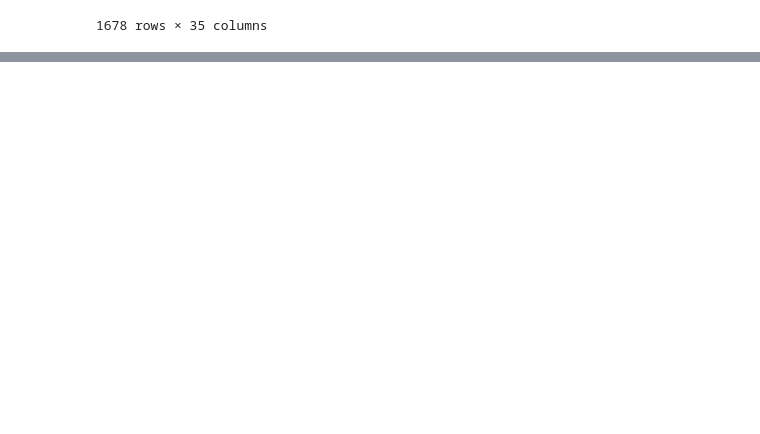
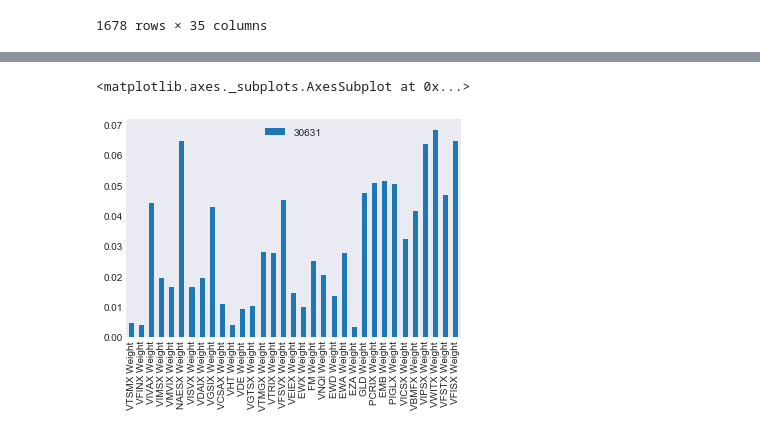
Before and after one commit to aarya22/PortfolioOpt-403, a Jupyter notebook: load_data/get-data.ipynb, the cells around one changed output, grey strips where cells are left out. Cells and saved outputs as stored; diff of their text form; code cells hidden in the pictures; blank space fills up the shorter version.

Commit message:
add minimum variance model

```diff
--- a/load_data/get-data.ipynb
+++ b/load_data/get-data.ipynb
@@ -85,0 +98,10 @@ pd.read_csv("./data/dropped_data.csv")
+# %%
+# Process the data
+data = pd.read_csv("./data/dropped_data.csv")
+#remove extra columns
+data = data.drop(columns=['Unnamed: 0'])
+#change index
+data = data.set_index('dates')
+#reverse order
+table = data.iloc[::-1]
+table.shape
@@ -85,0 +110,4 @@ pd.read_csv("./data/dropped_data.csv")
+# %%
+# calculate daily and annual returns of the index funds
+returns_daily = table.pct_change()
+returns_annual = returns_daily.mean() * 250
@@ -85,0 +173,28 @@ pd.read_csv("./data/dropped_data.csv")
+# %%
+min_volatility = df['Volatility'].min()
+max_sharpe = df['Sharpe Ratio'].max()
+min_return = df['Returns'].min()
+max_return = df['Returns'].max()
+min_sharpe = df['Sharpe Ratio'].min()
+# use the min, max values to locate and create the two special portfolios
+sharpe_portfolio = df.loc[df['Sharpe Ratio'] == max_sharpe]
+sharpe_portfolio_min = df.loc[df['Sharpe Ratio'] == min_sharpe]
+min_variance_port = df.loc[df['Volatility'] == min_volatility]
+max_return_port = df.loc[df['Returns'] == max_return]
+min_return_port = df.loc[df['Returns'] == min_return]
+# plot frontier, max sharpe & min Volatility values, min & max Returns, with a scatterplot
+plt.style.use('seaborn-dark')
+df.plot.scatter(x='Volatility', y='Returns', c='Sharpe Ratio',
+                cmap='RdYlGn', edgecolors='black', figsize=(10, 8), grid=True)
+plt.scatter(x=sharpe_portfolio['Volatility'], y=sharpe_portfolio['Returns'], c='red', marker='D', s=200)
+plt.scatter(x=sharpe_portfolio_min['Volatility'], y=sharpe_portfolio_min['Returns'], c='yellow', marker='D', s=200)
+plt.scatter(x=min_variance_port['Volatility'], y=min_variance_port['Returns'], c='blue', marker='D', s=200 )
+#plt.scatter(x=max_return_port['Volatility'], y=max_return_port['Returns'], c='yellow', marker='D', s=200 )
+#plt.scatter(x=min_return_port['Volatility'], y=min_return_port['Returns'], c='green', marker='D', s=200 )
+plt.xlabel('Volatility (Std. Deviation)')
+plt.ylabel('Expected Returns')
+plt.title('Efficient Frontier')
+plt.show()
+print(min_variance_port.T)
+print(sharpe_portfolio.T)
+print(sharpe_portfolio_min.T)
@@ -85,0 +220,6 @@ pd.read_csv("./data/dropped_data.csv")
+# %%
+min_variance_weights = min_variance_port.T.iloc[3:]
+min_variance_weights.plot.bar()
+# %% [output]
+<matplotlib.axes._subplots.AxesSubplot at 0x...>
+[figure, added]
```
Also changed, not shown: parts of 10 cells of this notebook, 4 other files.
